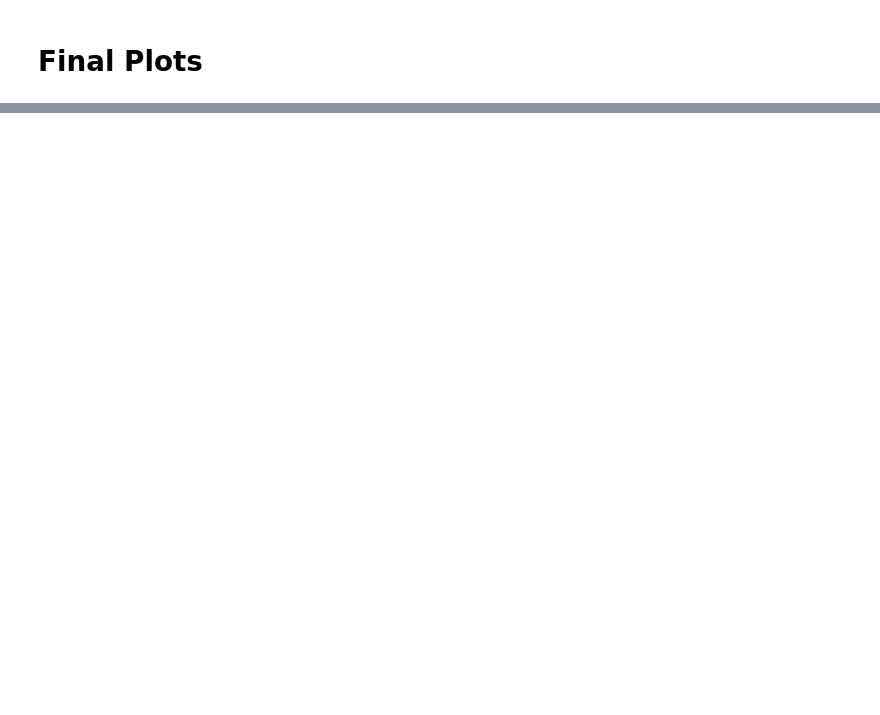
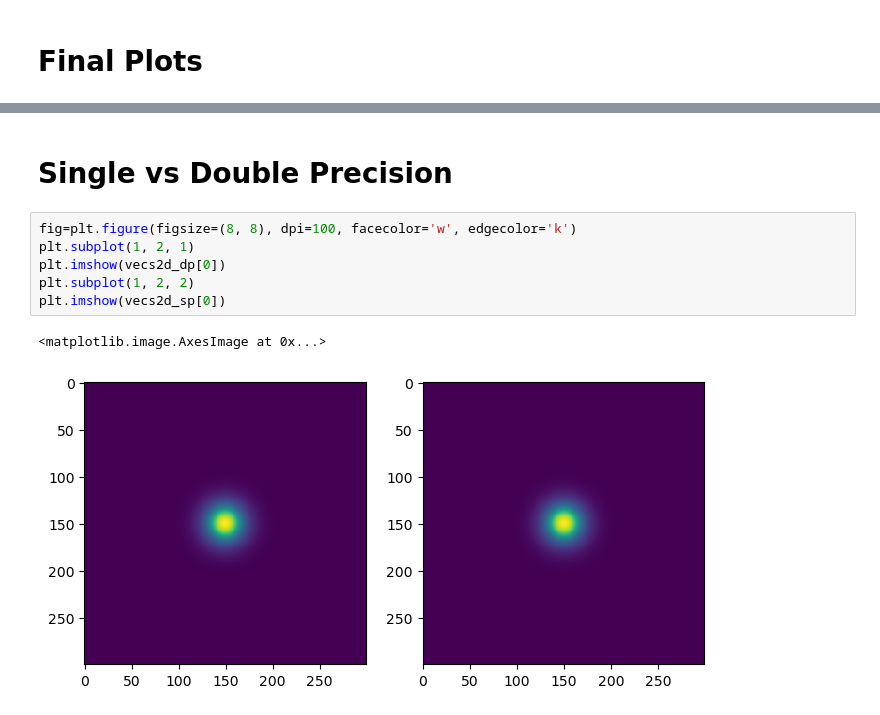
Before and after one commit to roflmaostc/Finite-Difference-Mode-Solver, a Jupyter notebook: results.ipynb, the cells around one changed output, grey strips where cells are left out. Saved outputs shown, nothing was run; the diff lists cells and outputs as text; blank space fills up the shorter version.

```diff
--- a/results.ipynb
+++ b/results.ipynb
@@ -43,0 +97,11 @@ Text(0, 0.5, 'Normalized Electrical field strength')
+# %% [markdown]
+# Single vs Double Precision
+# %%
+fig=plt.figure(figsize=(8, 8), dpi=100, facecolor='w', edgecolor='k')
+plt.subplot(1, 2, 1)
+plt.imshow(vecs2d_dp[0])
+plt.subplot(1, 2, 2)
+plt.imshow(vecs2d_sp[0])
+# %% [output]
+<matplotlib.image.AxesImage at 0x...>
+[figure, added]
```
Also changed, not shown: parts of 9 cells of this notebook.
